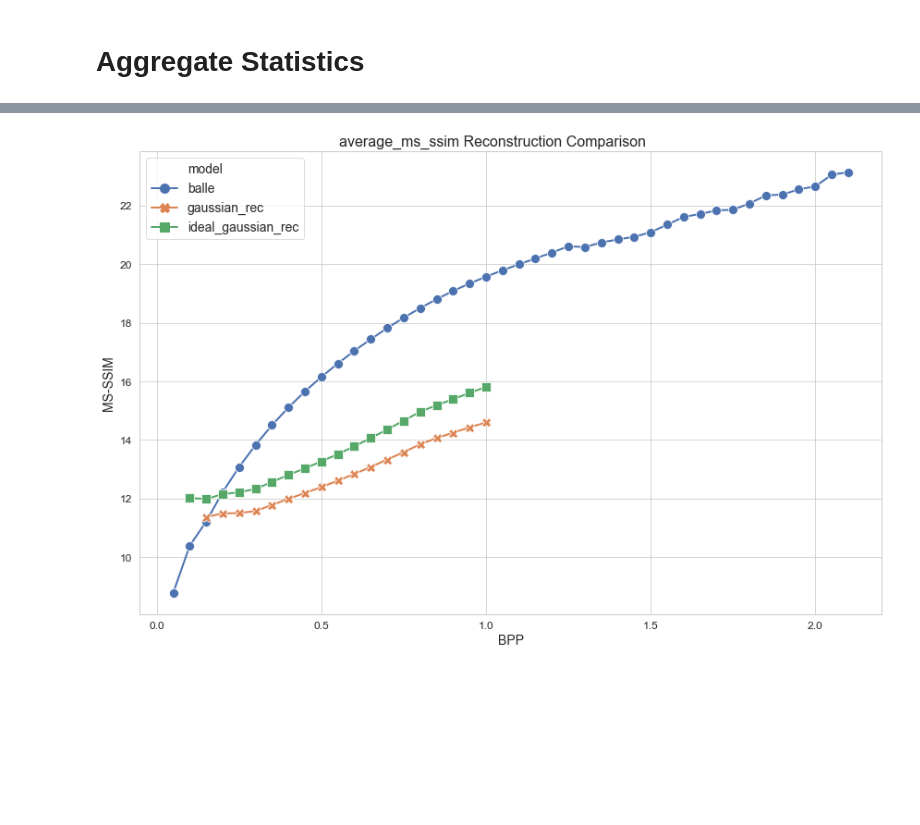
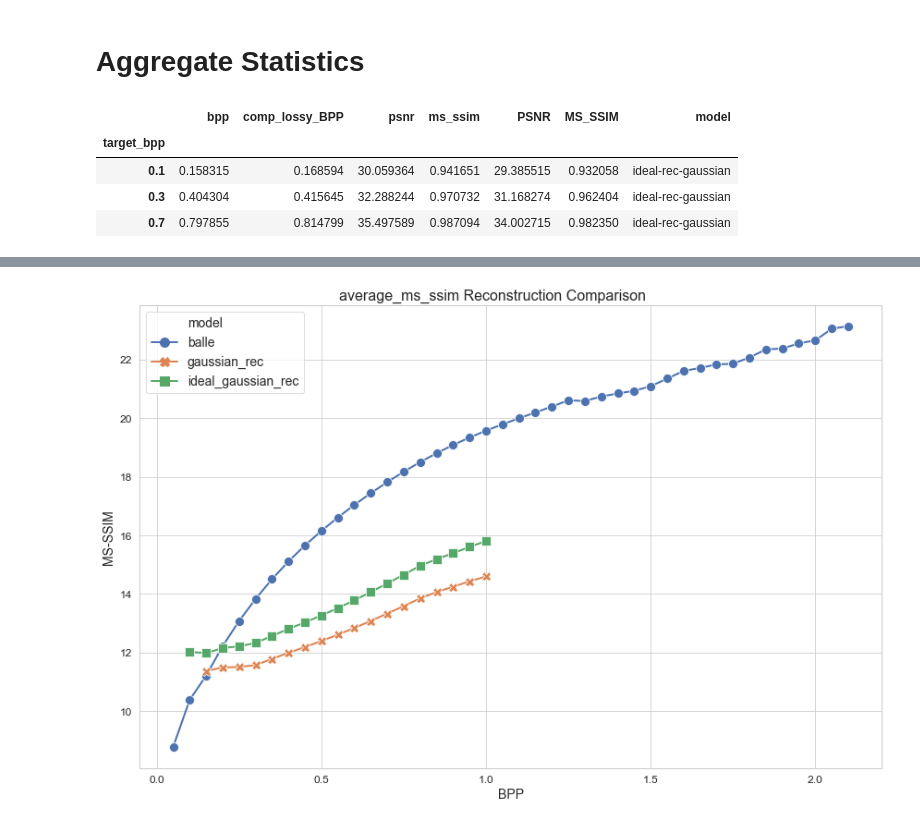
Before and after one commit to gergely-flamich/relative-entropy-coding, a Jupyter notebook: notebooks/Lossy Compression Performance Visualization.ipynb, the cells around one changed output, grey strips where cells are left out. Saved outputs shown, nothing was run; the diff lists cells and outputs as text; code cells hidden in the pictures; blank space fills up the shorter version.

```diff
--- a/notebooks/Lossy Compression Performance Visualization.ipynb
+++ b/notebooks/Lossy Compression Performance Visualization.ipynb
@@ -161,6 +164,14 @@ ideal_rec_gaussian_psnr_avg_df = aggregate_gaussian_rec_df.rename({"ideal_PSNR":
                                                              "lossy_BPP": "bpp",
                                                              "ideal_MS_SSIM": "ms_ssim"}, axis=1)
 ideal_rec_gaussian_psnr_avg_df["model"] = "ideal-rec-gaussian"
+# %%
+ideal_rec_gaussian_psnr_avg_df
+# %% [output]
+|  | bpp | comp_lossy_BPP | psnr | ms_ssim | PSNR | MS_SSIM | model |
+| target_bpp |  |  |  |  |  |  |  |
+| 0.1 | 0.158315 | 0.168594 | 30.059364 | 0.941651 | 29.385515 | 0.932058 | ideal-rec-gaussian |
+| 0.3 | 0.404304 | 0.415645 | 32.288244 | 0.970732 | 31.168274 | 0.962404 | ideal-rec-gaussian |
+| 0.7 | 0.797855 | 0.814799 | 35.497589 | 0.987094 | 34.002715 | 0.982350 | ideal-rec-gaussian |
 # %%
 joint_psnr_avg_df = pd.concat([balle_psnr_avg_df,
                                rec_gaussian_psnr_avg_df.T,
```
Also changed, not shown: parts of 4 cells of this notebook, 2 other files.
